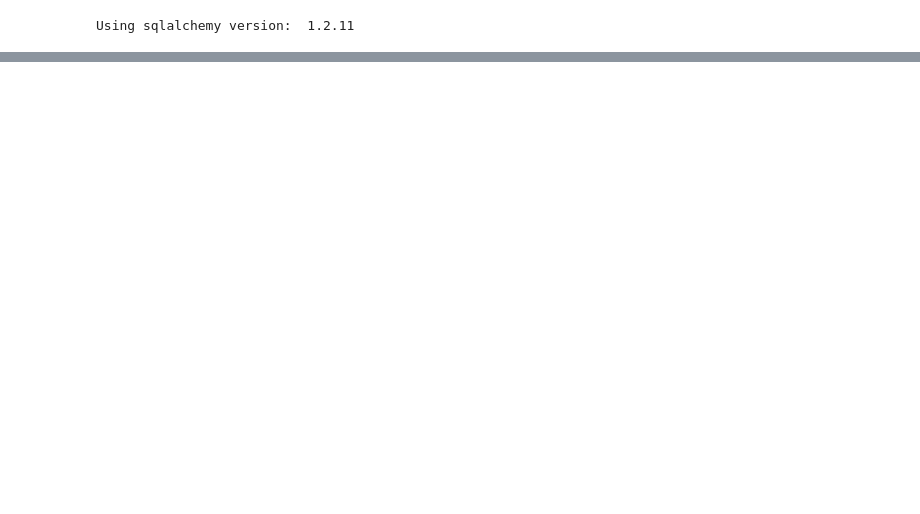
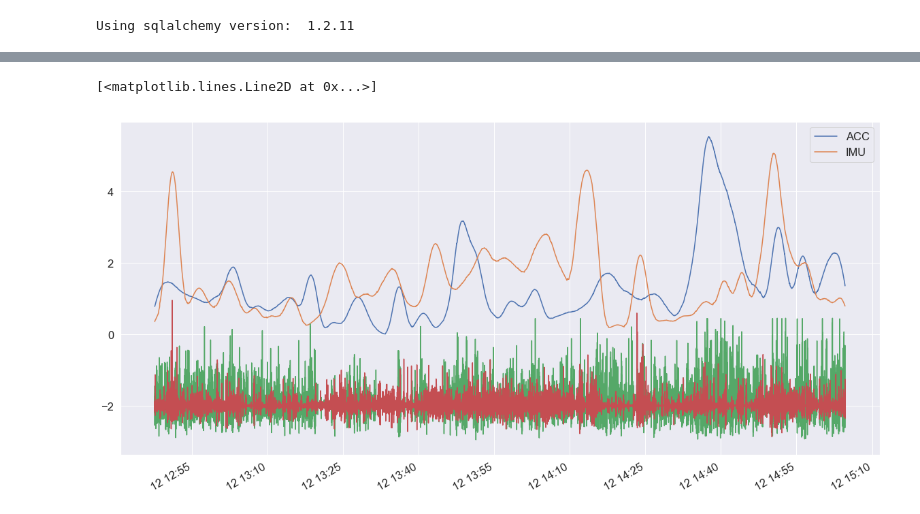
Before and after one commit to alexisfcote/SN-analyses, a Jupyter notebook: Analyses-SN1.ipynb, the cells around one changed output, grey strips where cells are left out. Saved outputs shown, nothing was run; the diff lists cells and outputs as text; code cells hidden in the pictures; blank space fills up the shorter version.

```diff
--- a/Analyses-SN1.ipynb
+++ b/Analyses-SN1.ipynb
@@ -427,0 +536,19 @@ for sig in ['acceléromètre', 'gyroscope', 'magnetomètre']:
+# %%
+def smooth_signal(x, width_hamming_window=60*50*5):
+    fq = 50 # Hz
+    nyquist = fq/2
+    b, a = scipy.signal.butter(N=2, Wn=[1/10/nyquist, 10/nyquist], btype='bandpass')
+    filtered = scipy.signal.filtfilt(b, a, x)
+
+    return np.convolve((filtered)**2, scipy.signal.hamming(width_hamming_window)/np.sum(scipy.signal.hamming(width_hamming_window)), mode='same')
+# %%
+signal_day['ACC'] = smooth_signal(np.sqrt(signal_day['ACCx']**2 + signal_day['ACCy']**2 + signal_day['ACCz']**2))
+signal_day['IMU'] = smooth_signal(np.sqrt(signal_day['ax']**2 + signal_day['ay']**2 + signal_day['az']**2))
+signal_day['ACC'] = (signal_day['ACC']) / signal_day['ACC'].std()
+signal_day['IMU'] = (signal_day['IMU']) / signal_day['IMU'].std()
+signal_day[['ACC', 'IMU']].iloc[::10].plot()
+plt.plot(np.sqrt(signal_day['ACCx']**2 + signal_day['ACCy']**2 + signal_day['ACCz']**2) - 3)
+plt.plot(np.sqrt(signal_day['ax']**2 + signal_day['ay']**2 + signal_day['az']**2) - 3)
+# %% [output]
+[<matplotlib.lines.Line2D at 0x...>]
+[figure, added]
```
Also changed, not shown: parts of 17 cells of this notebook, 1 other file.
